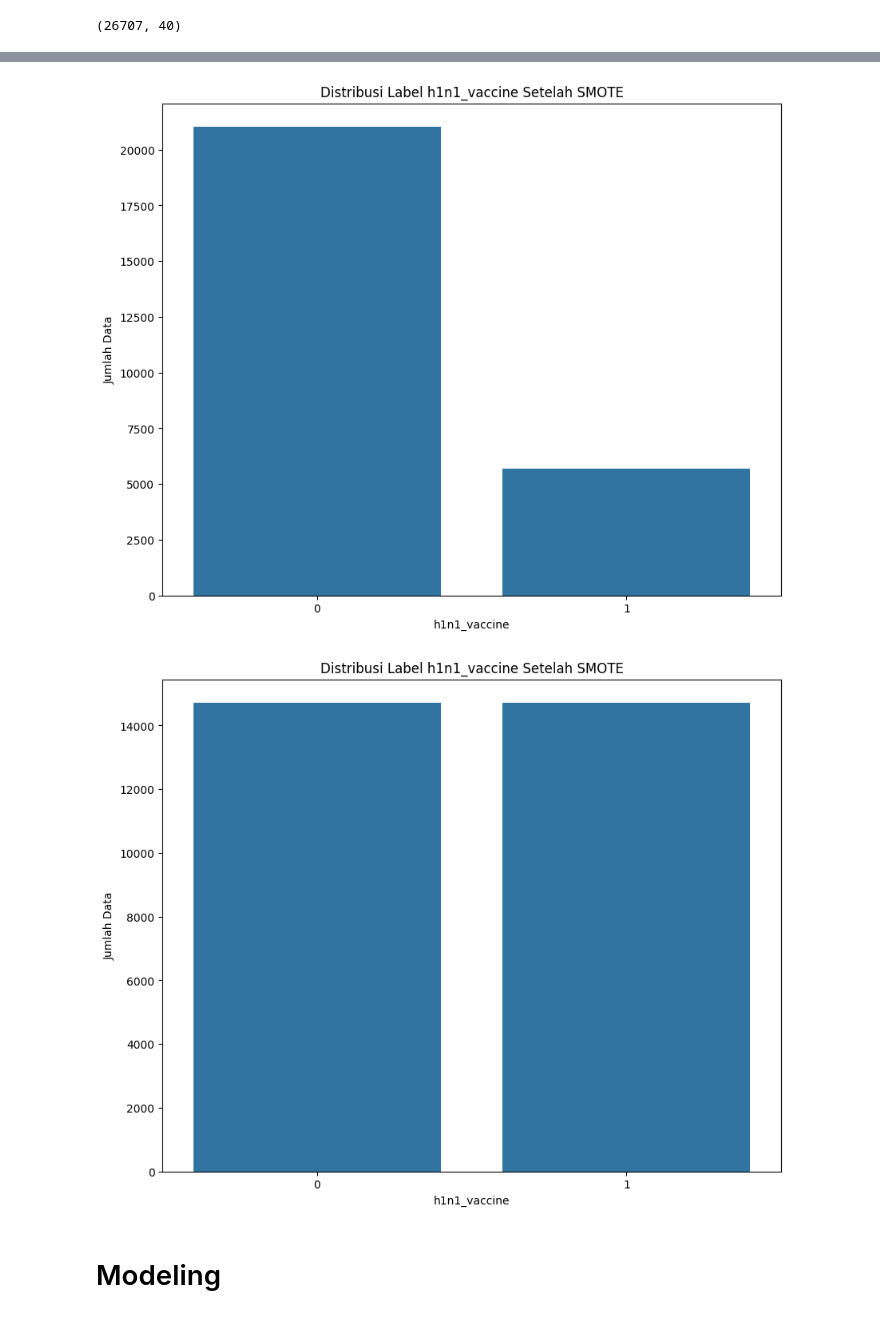
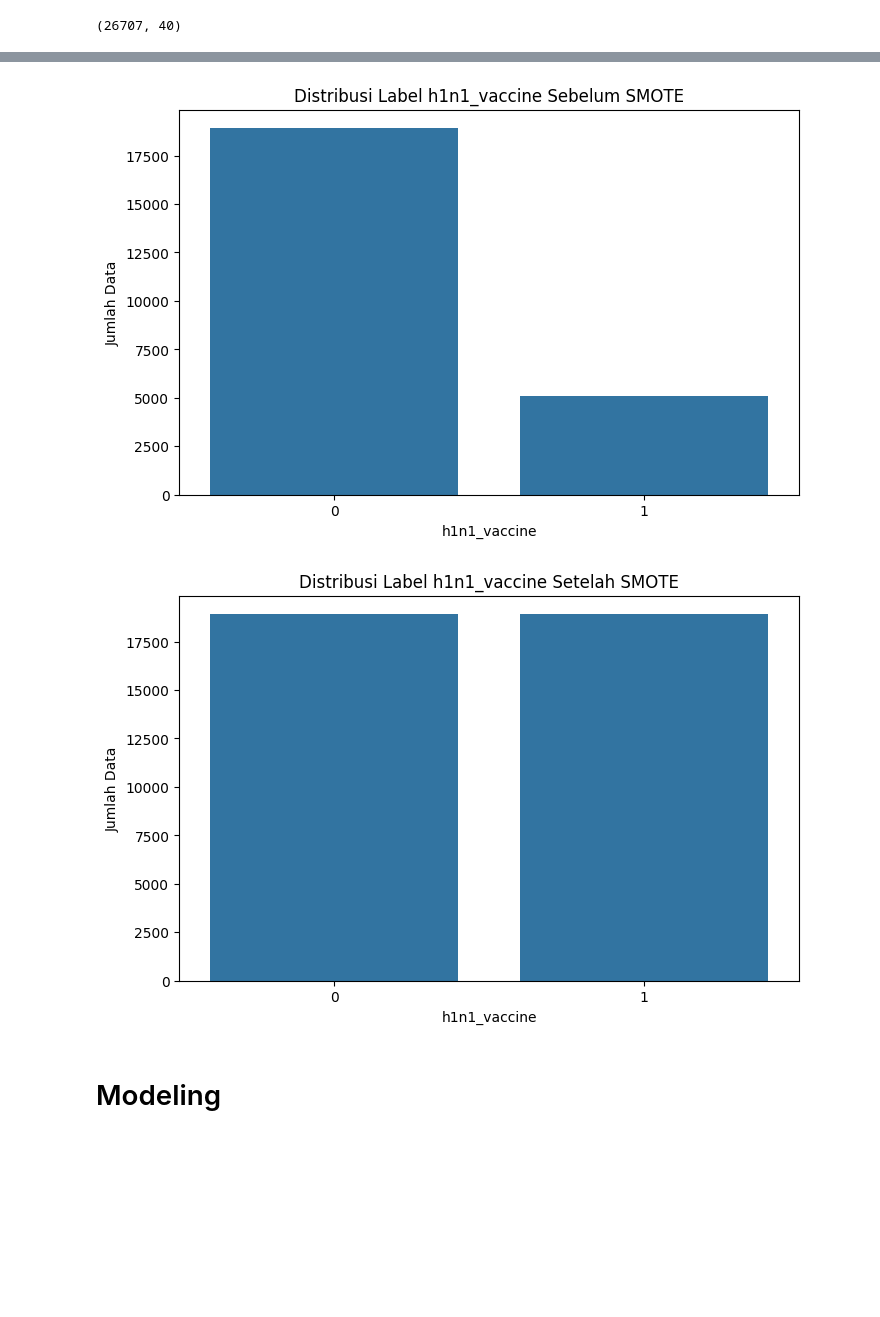
Before and after one commit to keyjack0/analisis-algoritma, a Jupyter notebook: analisis-alogritma.ipynb, the cells around one changed output, grey strips where cells are left out. Cells and saved outputs as stored; diff of their text form; code cells hidden in the pictures; blank space fills up the shorter version.

```diff
--- a/analisis-alogritma.ipynb
+++ b/analisis-alogritma.ipynb
@@ -253,38 +175,30 @@ data.columns = (
 # %%
 x = data.drop("h1n1_vaccine", axis=1)
 y = data["h1n1_vaccine"]
+test_sizes = [0.1, 0.2, 0.3]
 
 def split_and_smote(x, y, test_size):
     x_train, x_test, y_train, y_test = train_test_split(x, y, test_size=test_size, random_state=42, stratify=y)
     x_smote, y_smote=SMOTE().fit_resample(x_train, y_train)
-    return x_smote, y_smote, x_test, y_test
+    return x_train, y_train, x_smote, y_smote, x_test, y_test
 # %%
-# tampilkan distribusi label
-y = pd.DataFrame({
-    'h1n1_vaccine': y
-})
+x_train, y_train, x_smote, y_smote, x_test, y_test = split_and_smote(x, y, test_size=0.1)
+plt.figure(figsize=(8,5))
+sns.countplot(x=y_train)
+plt.title("Distribusi Label h1n1_vaccine Sebelum SMOTE")
+plt.xlabel("h1n1_vaccine")
+plt.ylabel("Jumlah Data")
+plt.show()
 
-plt.figure(figsize=(10,8))
-sns.countplot(x='h1n1_vaccine', data=y)
+plt.figure(figsize=(8,5))
+sns.countplot(x=y_smote)
 plt.title("Distribusi Label h1n1_vaccine Setelah SMOTE")
 plt.xlabel("h1n1_vaccine")
 plt.ylabel("Jumlah Data")
 plt.show()
-
-# tampilkan distribusi label
-df_smote = pd.DataFrame({
-    'h1n1_vaccine': y_smote
-})
-
-plt.figure(figsize=(10,8))
-sns.countplot(x='h1n1_vaccine', data=df_smote)
-plt.title("Distribusi Label h1n1_vaccine Setelah SMOTE")
-plt.xlabel("h1n1_vaccine")
-plt.ylabel("Jumlah Data")
-plt.show()
 # %% [output]
-[figure, old version]
+[figure, new version]
-[figure, old version]
+[figure, new version]
 # %% [markdown]
 <h1>Modeling</h1>
 # %%
```
Also changed, not shown: parts of 12 cells of this notebook, 13 other files.
